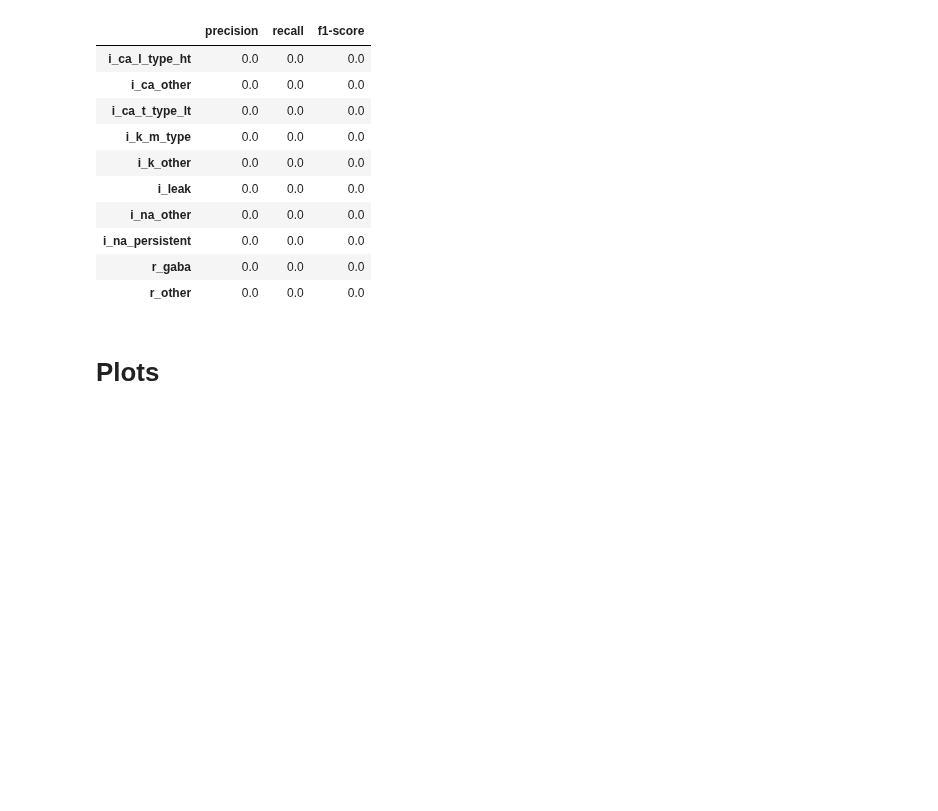
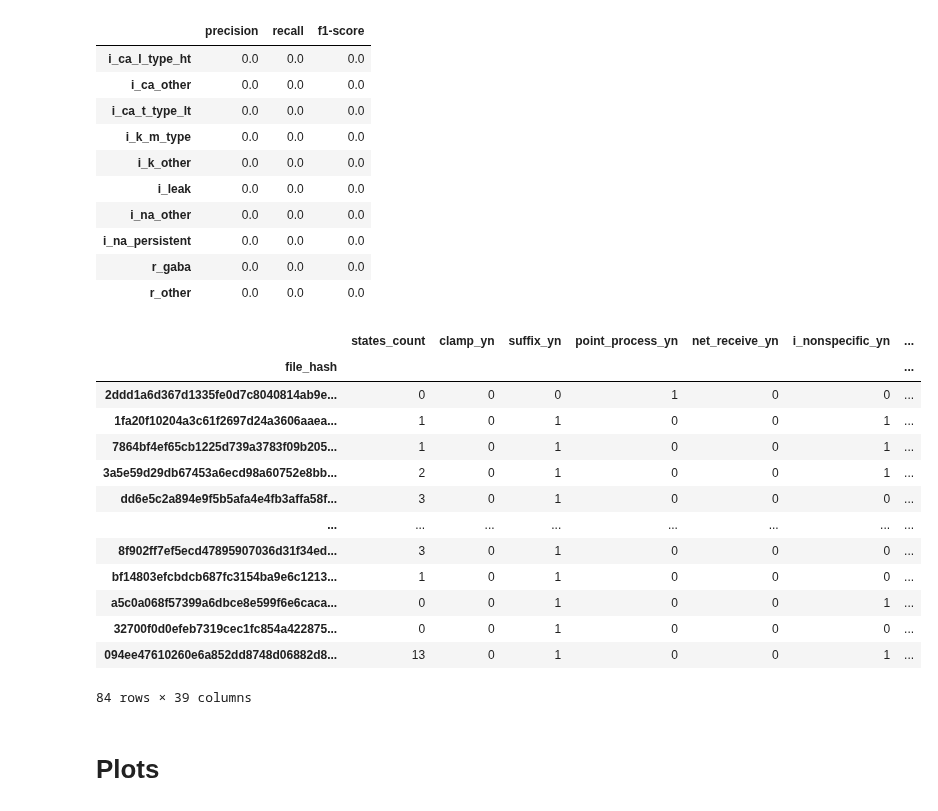
Before and after one commit to innacohen/mod-annotation, a Jupyter notebook: code/pipeline.ipynb, the cells around one changed output. Drawn from its saved outputs; the diff is of its cells as text; code cells hidden in the pictures; blank space fills up the shorter version.

```diff
--- a/code/pipeline.ipynb
+++ b/code/pipeline.ipynb
@@ -895,6 +891,23 @@ Test Accuracy: 0.4524
 | i_na_persistent | 0.0 | 0.0 | 0.0 |
 | r_gaba | 0.0 | 0.0 | 0.0 |
 | r_other | 0.0 | 0.0 | 0.0 |
+# %%
+df_test
+# %% [output]
+|  | states_count | clamp_yn | suffix_yn | point_process_yn | net_receive_yn | i_nonspecific_yn | ... |
+| file_hash |  |  |  |  |  |  | ... |
+| 2ddd1a6d367d1335fe0d7c8040814ab9e... | 0 | 0 | 0 | 1 | 0 | 0 | ... |
+| 1fa20f10204a3c61f2697d24a3606aaea... | 1 | 0 | 1 | 0 | 0 | 1 | ... |
+| 7864bf4ef65cb1225d739a3783f09b205... | 1 | 0 | 1 | 0 | 0 | 1 | ... |
+| 3a5e59d29db67453a6ecd98a60752e8bb... | 2 | 0 | 1 | 0 | 0 | 1 | ... |
+| dd6e5c2a894e9f5b5afa4e4fb3affa58f... | 3 | 0 | 1 | 0 | 0 | 0 | ... |
+| ... | ... | ... | ... | ... | ... | ... | ... |
+| 8f902ff7ef5ecd47895907036d31f34ed... | 3 | 0 | 1 | 0 | 0 | 0 | ... |
+| bf14803efcbdcb687fc3154ba9e6c1213... | 1 | 0 | 1 | 0 | 0 | 0 | ... |
+| a5c0a068f57399a6dbce8e599f6e6caca... | 0 | 0 | 1 | 0 | 0 | 1 | ... |
+| 32700f0d0efeb7319cec1fc854a422875... | 0 | 0 | 1 | 0 | 0 | 0 | ... |
+| 094ee47610260e6a852dd8748d06882d8... | 13 | 0 | 1 | 0 | 0 | 1 | ... |
+84 rows × 39 columns
 # %% [markdown]
 # Plots
 # %%
```
Also changed, not shown: parts of 26 cells of this notebook, 2 other files.
